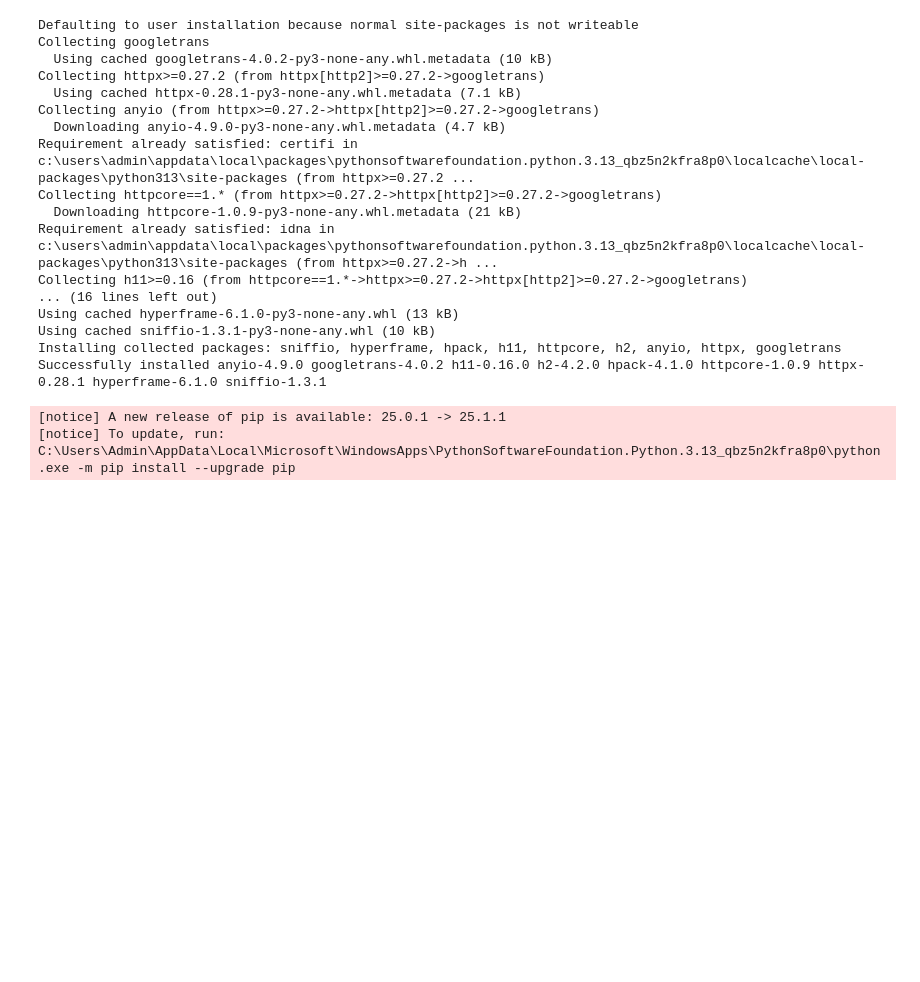
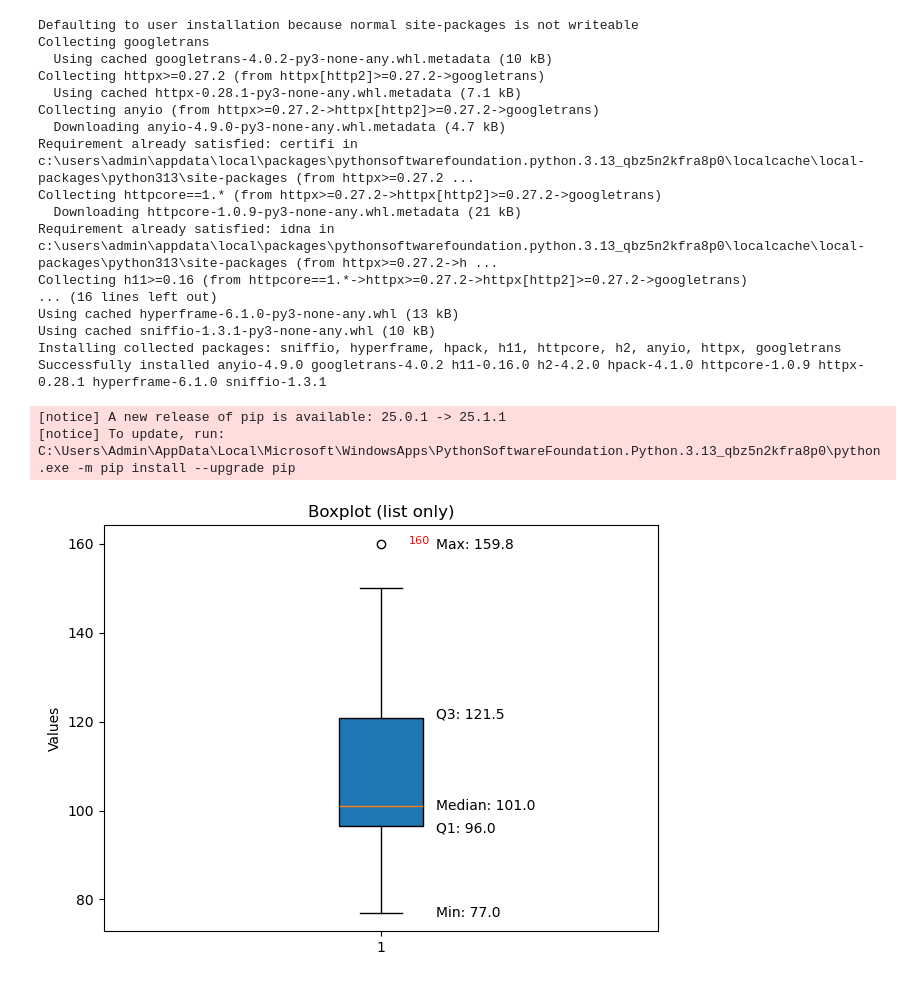
Before and after one commit to hanyong5/2025_python, a Jupyter notebook: 00jupyter/Untitled.ipynb, the cells around one changed output. Cells and saved outputs as stored; diff of their text form; code cells hidden in the pictures; blank space fills up the shorter version.

```diff
--- a/00jupyter/Untitled.ipynb
+++ b/00jupyter/Untitled.ipynb
@@ -105,3 +105,62 @@ Installing collected packages: sniffio, hyperframe, hpack, h11, httpcore, h2, an
 Successfully installed anyio-4.9.0 googletrans-4.0.2 h11-0.16.0 h2-4.2.0 hpack-4.1.0 httpcore-1.0.9 httpx-0.28.1 hyperframe-6.1.0 sniffio-1.3.1
 [notice] A new release of pip is available: 25.0.1 -> 25.1.1
 [notice] To update, run: C:\Users\Admin\AppData\Local\Microsoft\WindowsApps\PythonSoftwareFoundation.Python.3.13_qbz5n2kfra8p0\python.exe -m pip install --upgrade pip
+# %%
+
+
+
+import matplotlib.pyplot as plt
+
+# 기본 list 데이터
+data = [
+    100, 105, 98, 110, 90, 95, 102, 108, 120, 85,
+    150, 130, 80, 77, 140, 123, 160, 100, 98, 97
+]
+
+# 정렬
+sorted_data = sorted(data)
+n = len(sorted_data)
+
+# 중앙값 (Median)
+def median(lst):
+    n = len(lst)
+    mid = n // 2
+    if n % 2 == 0:
+        return (lst[mid - 1] + lst[mid]) / 2
+    else:
+        return lst[mid]
+
+# Q1, Q3
+Q2 = median(sorted_data)
+Q1 = median(sorted_data[:n // 2])
+Q3 = median(sorted_data[(n + 1) // 2:])  # 중간 포함 X
+
+IQR = Q3 - Q1
+lower_whisker = max(min(data), Q1 - 1.5 * IQR)
+upper_whisker = min(max(data), Q3 + 1.5 * IQR)
+
+# 이상치
+outliers = [x for x in data if x < lower_whisker or x > upper_whisker]
+
+# 박스플롯 그리기
+fig, ax = plt.subplots()
+ax.boxplot(data, vert=True, patch_artist=True)
+
+# 텍스트로 수치 표시
+ax.text(1.1, Q1, f'Q1: {Q1:.1f}', va='center')
+ax.text(1.1, Q2, f'Median: {Q2:.1f}', va='center')
+ax.text(1.1, Q3, f'Q3: {Q3:.1f}', va='center')
+ax.text(1.1, lower_whisker, f'Min: {lower_whisker:.1f}', va='center')
+ax.text(1.1, upper_whisker, f'Max: {upper_whisker:.1f}', va='center')
+
+# 이상치 표시
+for outlier in outliers:
+    ax.text(1.05, outlier, f'{outlier}', color='red', fontsize=8)
+
+# 그래프 꾸미기
+ax.set_title("Boxplot (list only)")
+ax.set_ylabel("Values")
+plt.tight_layout()
+plt.show()
+# %% [output]
+[figure, added]
```
Also changed, not shown: 17 other files.
